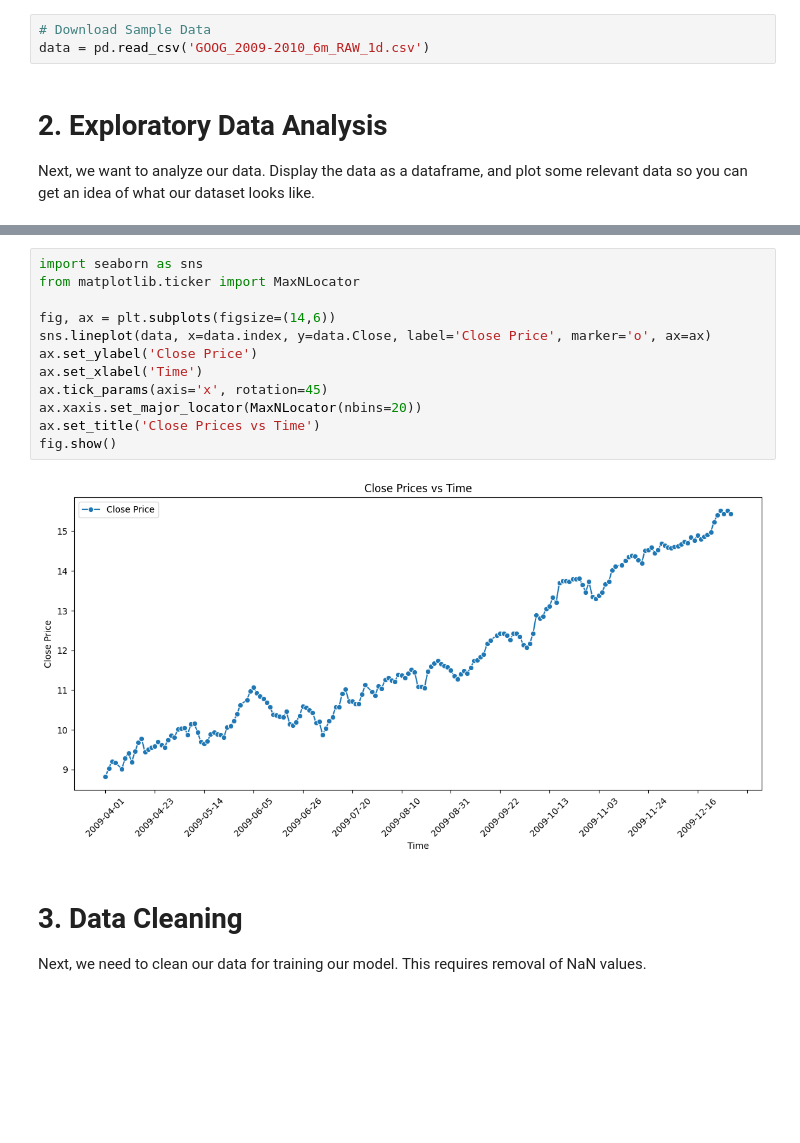
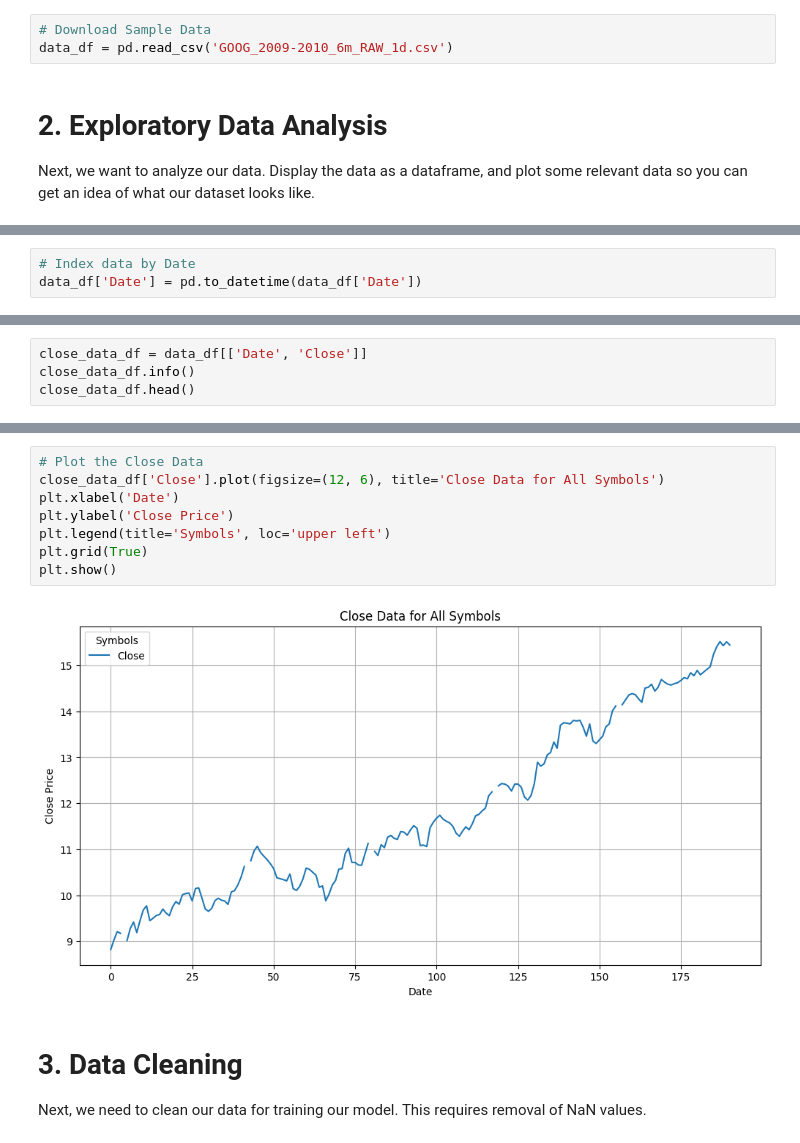
Before and after one commit to bigboy92/fend-matching-game, a Jupyter notebook: project_nb.ipynb, the cells around one changed output, grey strips where cells are left out. Cells and saved outputs as stored; diff of their text form; blank space fills up the shorter version.

```diff
--- a/project_nb.ipynb
+++ b/project_nb.ipynb
@@ -30,7 +57,7 @@ keras.utils.set_random_seed(42)
 To enable the following instructions: AVX2 FMA, in other operations, rebuild TensorFlow with the appropriate compiler flags.
 # %%
 # Download Sample Data
-data = pd.read_csv('GOOG_2009-2010_6m_RAW_1d.csv')
+data_df = pd.read_csv('GOOG_2009-2010_6m_RAW_1d.csv')
 # %% [markdown]
 # 2. Exploratory Data Analysis
 Next, we want to analyze our data. Display the data as a dataframe, and plot some relevant data so you can get an idea of what our dataset looks like.
@@ -80,0 +85,3 @@ display_df(data)
+# %%
+# Index data by Date
+data_df['Date'] = pd.to_datetime(data_df['Date'])
@@ -80,0 +105,4 @@ display_df(data)
+# %%
+close_data_df = data_df[['Date', 'Close']]
+close_data_df.info()
+close_data_df.head()
@@ -81,17 +125,13 @@ display_df(data)
 # %%
-import seaborn as sns
-from matplotlib.ticker import MaxNLocator
-
-fig, ax = plt.subplots(figsize=(14,6))
-sns.lineplot(data, x=data.index, y=data.Close, label='Close Price', marker='o', ax=ax)
-ax.set_ylabel('Close Price')
-ax.set_xlabel('Time')
-ax.tick_params(axis='x', rotation=45)
-ax.xaxis.set_major_locator(MaxNLocator(nbins=20))
-ax.set_title('Close Prices vs Time')
-fig.show()
+# Plot the Close Data
+close_data_df['Close'].plot(figsize=(12, 6), title='Close Data for All Symbols')
+plt.xlabel('Date')
+plt.ylabel('Close Price')
+plt.legend(title='Symbols', loc='upper left')
+plt.grid(True)
+plt.show()
 # %% [output]
-[figure, old version]
+[figure, new version]
 # %% [markdown]
 # 3. Data Cleaning
 Next, we need to clean our data for training our model. This requires removal of NaN values.
```
Also changed, not shown: parts of 65 cells of this notebook.
